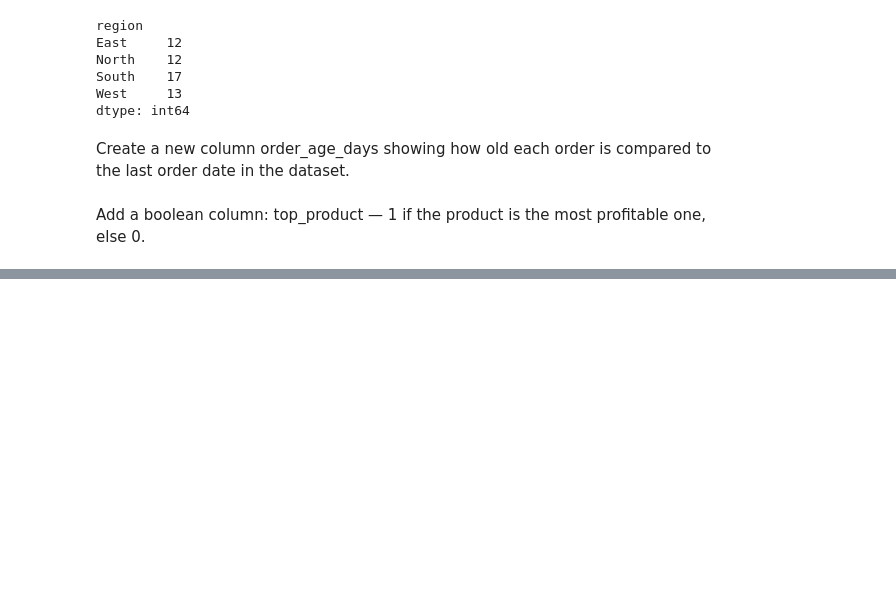
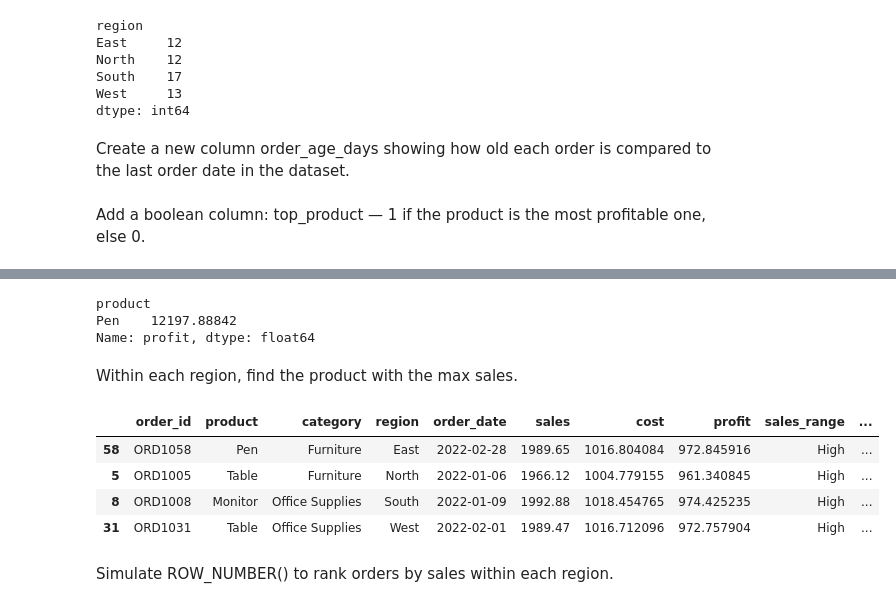
Before and after one commit to pratapjay/Sales_Data-Analytics, a Jupyter notebook: Sales_insights.ipynb, the cells around one changed output, grey strips where cells are left out. Drawn from its saved outputs; the diff is of its cells as text; code cells hidden in the pictures; blank space fills up the shorter version.

```diff
--- a/Sales_insights.ipynb
+++ b/Sales_insights.ipynb
@@ -583,0 +722,27 @@ df['top_product'] = df['product'].apply(lambda x: 1 if x == most_profitable_prod
+# %%
+# Step 1: Total profit per product
+product_profit = df.groupby('product')['profit'].sum()
+
+# Step 2: Filter product(s) with highest total profit
+top_product = product_profit[product_profit == product_profit.max()]
+top_product
+# %% [output]
+product
+Pen    12197.88842
+Name: profit, dtype: float64
+# %% [markdown]
+Within each region, find the product with the max sales.
+# %%
+# Get index of product with max sales per region
+idx = df.groupby('region')['sales'].idxmax()
+
+# Use loc to fetch the full rows
+df.loc[idx]
+# %% [output]
+|  | order_id | product | category | region | order_date | sales | cost | profit | sales_range | ... |
+| 58 | ORD1058 | Pen | Furniture | East | 2022-02-28 | 1989.65 | 1016.804084 | 972.845916 | High | ... |
+| 5 | ORD1005 | Table | Furniture | North | 2022-01-06 | 1966.12 | 1004.779155 | 961.340845 | High | ... |
+| 8 | ORD1008 | Monitor | Office Supplies | South | 2022-01-09 | 1992.88 | 1018.454765 | 974.425235 | High | ... |
+| 31 | ORD1031 | Table | Office Supplies | West | 2022-02-01 | 1989.47 | 1016.712096 | 972.757904 | High | ... |
+# %% [markdown]
+Simulate ROW_NUMBER() to rank orders by sales within each region.
```
Also changed, not shown: parts of 26 cells of this notebook.
